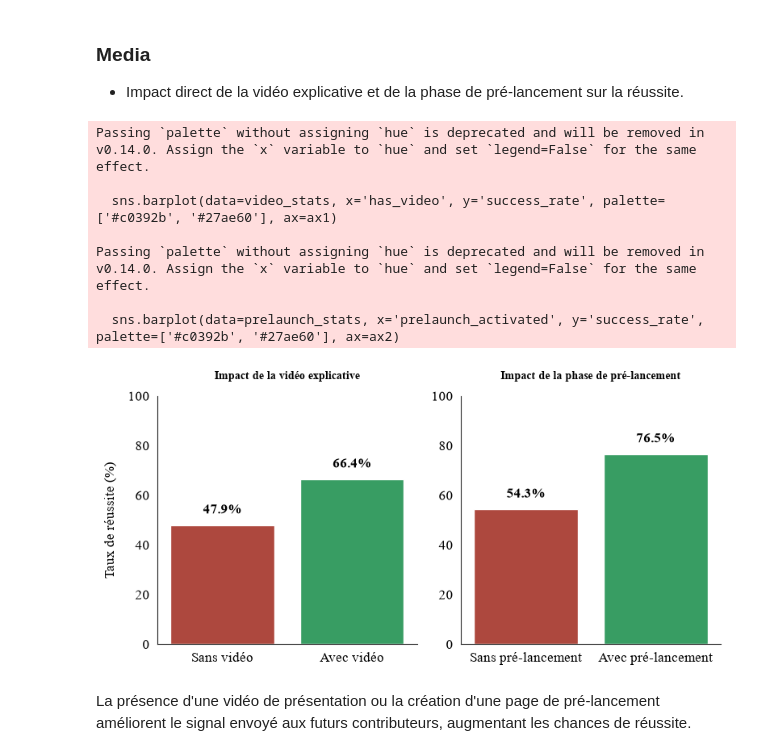
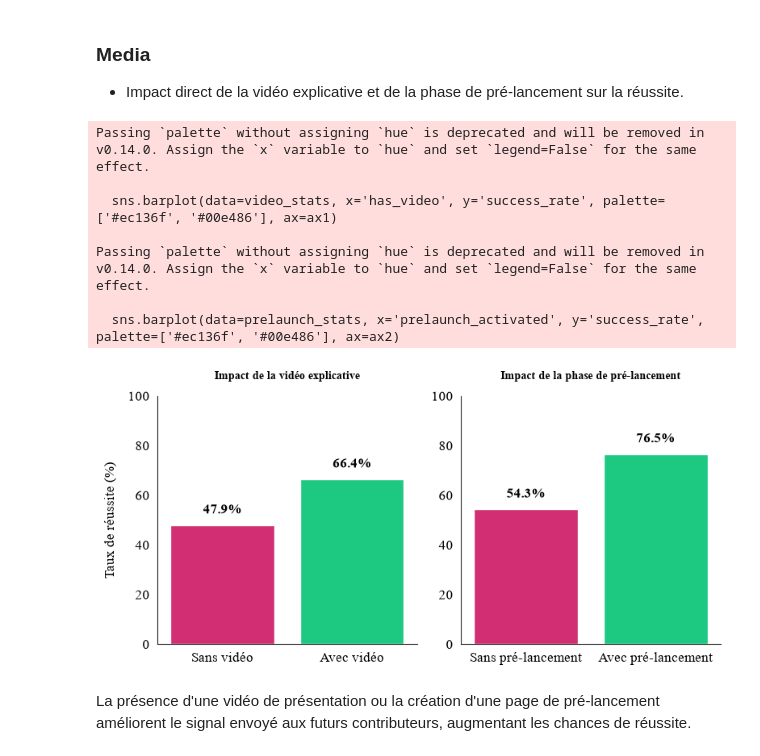
Before and after one commit to lbrdmariama/memoire-2026, a Jupyter notebook: code/analyse-exploratoire.ipynb, the cells around one changed output. Drawn from its saved outputs; the diff is of its cells as text; code cells hidden in the pictures.

```diff
--- a/code/analyse-exploratoire.ipynb
+++ b/code/analyse-exploratoire.ipynb
@@ -1516,0 +1562,40 @@ Les secteurs qui sur-performent le plus sur les projets réussis sont les jeux,
+# %%
+backers_cat = df_success.groupby('main_category', observed=False).agg(
+    median_backers=('backers_count', 'median')
+).reset_index()
+
+backers_cat = backers_cat.sort_values('median_backers', ascending=True)
+
+plt.figure(figsize=(10, 8))
+
+y_positions = range(len(backers_cat))
+categories = backers_cat['main_category']
+
+bars = plt.barh(
+    y_positions,
+    backers_cat['median_backers'],
+    color='#34495e',
+    height=0.7
+)
+
+for bar in bars:
+    width = bar.get_width()
+    plt.annotate(
+        f"{int(width)}",
+        (width, bar.get_y() + bar.get_height() / 2),
+        xytext=(8, 0),
+        textcoords="offset points",
+        ha='left', va='center',
+    )
+
+plt.yticks(y_positions, categories)
+plt.title("Nombre médian de contributeurs par catégorie (Projets Réussis)")
+plt.xlabel("Volume médian de contributeurs")
+plt.ylabel("")
+
+plt.xlim(0, backers_cat['median_backers'].max() * 1.15)
+plt.xticks()
+
+sns.despine()
+plt.tight_layout()
+plt.show()
@@ -1812,43 +1900,43 @@ prelaunch_stats['prelaunch_activated'] = prelaunch_stats['prelaunch_activated'].
 fig, (ax1, ax2) = plt.subplots(1, 2, figsize=(8, 4))
 
 
-sns.barplot(data=video_stats, x='has_video', y='success_rate', palette=['#c0392b', '#27ae60'], ax=ax1)
+sns.barplot(data=video_stats, x='has_video', y='success_rate', palette=['#ec136f', '#00e486'], ax=ax1)
 ax1.set_title("Impact de la vidéo explicative", fontsize=10, fontweight='bold', pad=15)
 ax1.set_xlabel("")
 ax1.set_ylabel("Taux de réussite (%)", fontsize=12, labelpad=10)
 ax1.set_ylim(0, 100)
 
 for p in ax1.patches:
     ax1.annotate(f"{p.get_height():.1f}%",
                  (p.get_x() + p.get_width() / 2., p.get_height()),
                  ha='center', va='bottom', xytext=(0, 8), textcoords='offset points',
                  fontsize=12, fontweight='bold')
 
 
-sns.barplot(data=prelaunch_stats, x='prelaunch_activated', y='success_rate', palette=['#c0392b', '#27ae60'], ax=ax2)
+sns.barplot(data=prelaunch_stats, x='prelaunch_activated', y='success_rate', palette=['#ec136f', '#00e486'], ax=ax2)
 ax2.set_title("Impact de la phase de pré-lancement", fontsize=10, fontweight='bold', pad=15)
 ax2.set_xlabel("")
 ax2.set_ylabel("")
 ax2.set_ylim(0, 100)
 
 for p in ax2.patches:
     ax2.annotate(f"{p.get_height():.1f}%",
                  (p.get_x() + p.get_width() / 2., p.get_height()),
                  ha='center', va='bottom', xytext=(0, 8), textcoords='offset points',
                  fontsize=12, fontweight='bold')
 
 sns.despine()
 plt.tight_layout()
 plt.show()
 # %% [output]
 Passing `palette` without assigning `hue` is deprecated and will be removed in v0.14.0. Assign the `x` variable to `hue` and set `legend=False` for the same effect.
 
-  sns.barplot(data=video_stats, x='has_video', y='success_rate', palette=['#c0392b', '#27ae60'], ax=ax1)
+  sns.barplot(data=video_stats, x='has_video', y='success_rate', palette=['#ec136f', '#00e486'], ax=ax1)
 
 Passing `palette` without assigning `hue` is deprecated and will be removed in v0.14.0. Assign the `x` variable to `hue` and set `legend=False` for the same effect.
 
-  sns.barplot(data=prelaunch_stats, x='prelaunch_activated', y='success_rate', palette=['#c0392b', '#27ae60'], ax=ax2)
+  sns.barplot(data=prelaunch_stats, x='prelaunch_activated', y='success_rate', palette=['#ec136f', '#00e486'], ax=ax2)
-[figure, old version]
+[figure, new version]
 # %% [markdown]
 La présence d'une vidéo de présentation ou la création d'une page de pré-lancement améliorent le signal envoyé aux futurs contributeurs, augmentant les chances de réussite.
 # %%
```
Also changed, not shown: parts of 38 cells of this notebook, 1 other file.
